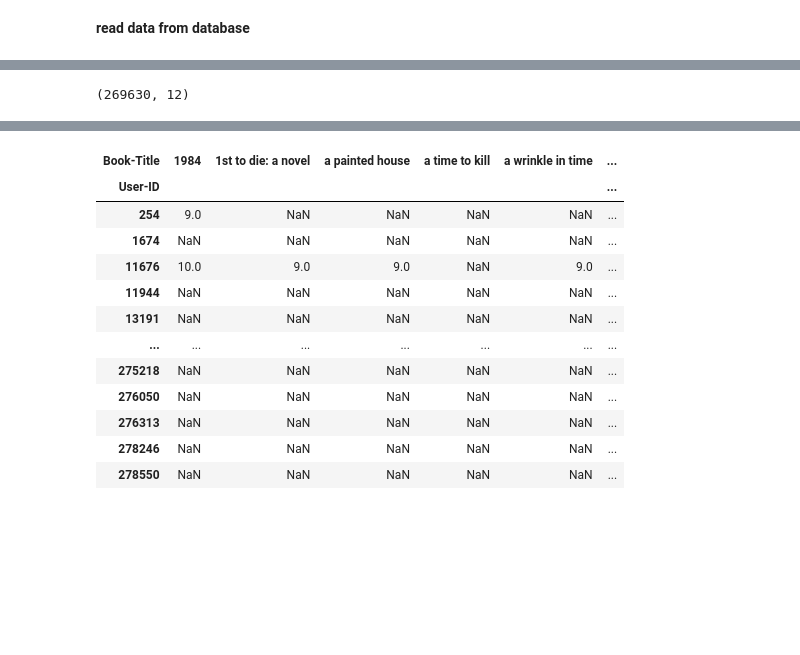
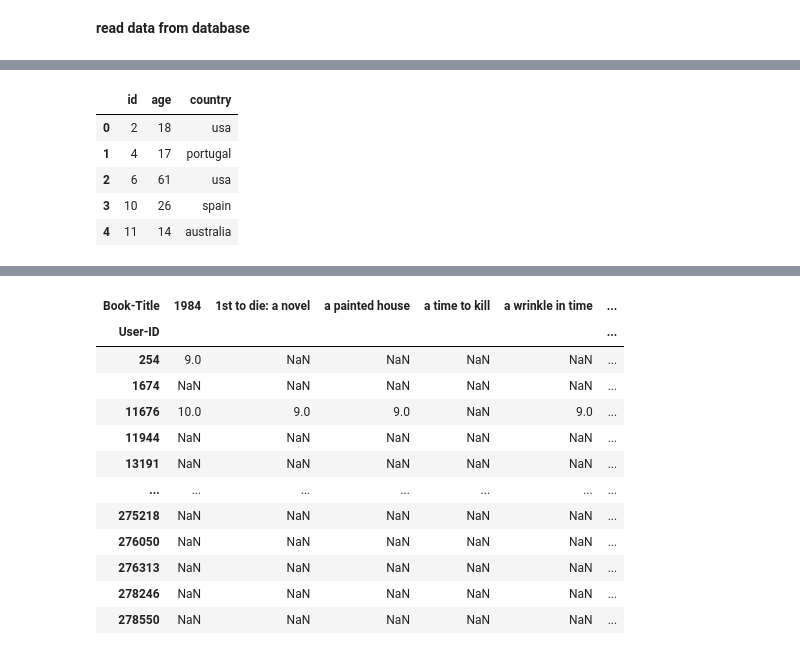
Before and after one commit to daim77/different, a Jupyter notebook: book_task.ipynb, the cells around one changed output, grey strips where cells are left out. Saved outputs shown, nothing was run; the diff lists cells and outputs as text; code cells hidden in the pictures; blank space fills up the shorter version.

```diff
--- a/book_task.ipynb
+++ b/book_task.ipynb
@@ -76,4 +17,17 @@ df_full = pd.read_sql_query(
-# %%
-df_full.shape
-# %% [output]
-(269630, 12)
+# %%
+# user origin
+df_country = pd.read_sql_query(
+    """
+    SELECT
+        `BX-Users`.`User-ID` AS id,
+        `BX-Users`.Age AS age,
+        `BX-Users`.Location AS location
+    FROM `BX-Users`
+    WHERE Age IS NOT NULL;
+    """, pi_conn
+)
+
+df_country['country'] = df_country['location'].apply(lambda x: x.split(',')[-1])
+df_country.drop(['location'], axis=1, inplace=True)
+df_country.head()
+# %% [output]
@@ -80,3 +49,9 @@ df_full.shape
+|  | id | age | country |
+| 0 | 2 | 18 | usa |
+| 1 | 4 | 17 | portugal |
+| 2 | 6 | 61 | usa |
+| 3 | 10 | 26 | spain |
+| 4 | 11 | 14 | australia |
 # %%
 df_ratings = pd.read_sql_query(
     """
```
Also changed, not shown: parts of 10 cells of this notebook, 2 other files.
